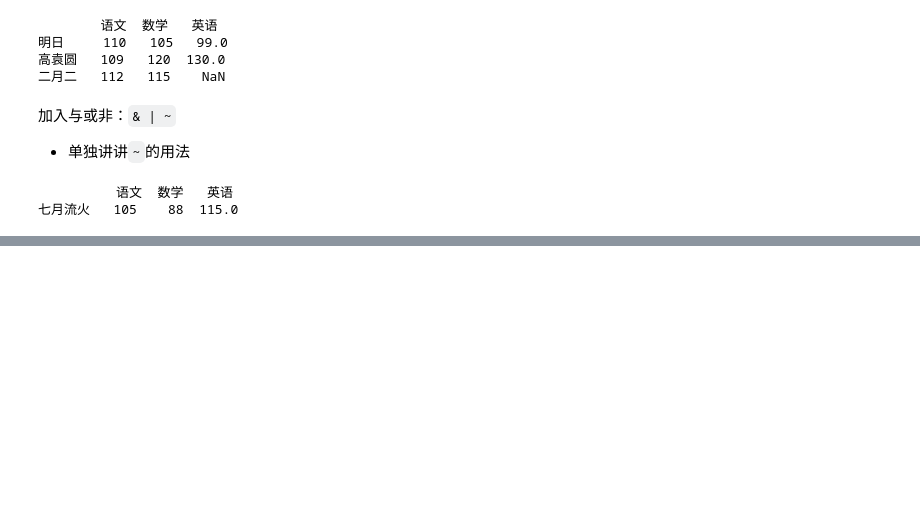
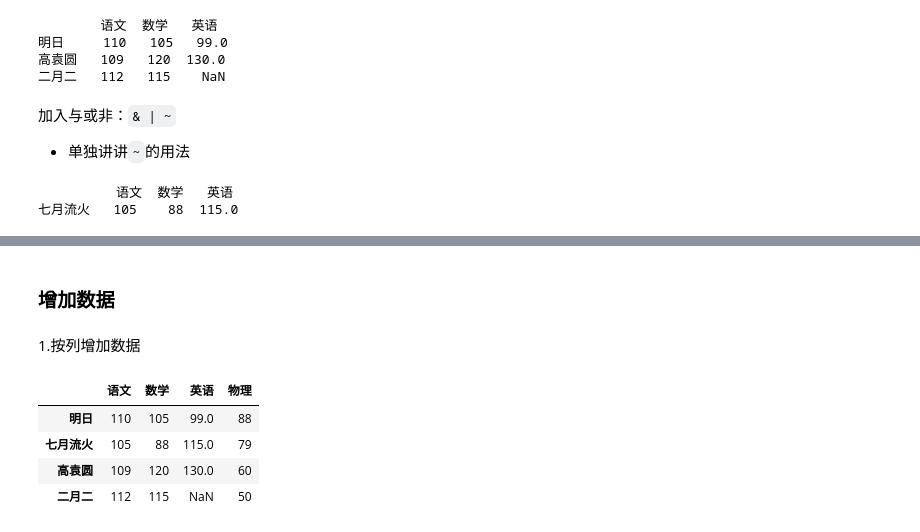
Before and after one commit to Jacob-xyb/Data-analysis-from-introduction-to-practice, a Jupyter notebook: Pandas_Introduction.ipynb, the cells around one changed output, grey strips where cells are left out. Cells and saved outputs as stored; diff of their text form; code cells hidden in the pictures; blank space fills up the shorter version.

```diff
--- a/Pandas_Introduction.ipynb
+++ b/Pandas_Introduction.ipynb
@@ -1146,0 +1163,15 @@ print(df4_2[judge])
+# %% [markdown]
+### 增加数据
+# %% [markdown]
+1.按列增加数据
+# %%
+# （1）直接为DataFrame对象赋值
+df431_1 = df4_3.copy(deep=True)
+df431_1['物理'] = [88, 79, 60, 50]
+df431_1
+# %% [output]
+|  | 语文 | 数学 | 英语 | 物理 |
+| 明日 | 110 | 105 | 99.0 | 88 |
+| 七月流火 | 105 | 88 | 115.0 | 79 |
+| 高袁圆 | 109 | 120 | 130.0 | 60 |
+| 二月二 | 112 | 115 | NaN | 50 |
```
Also changed, not shown: parts of 18 cells of this notebook, 6 other files.
